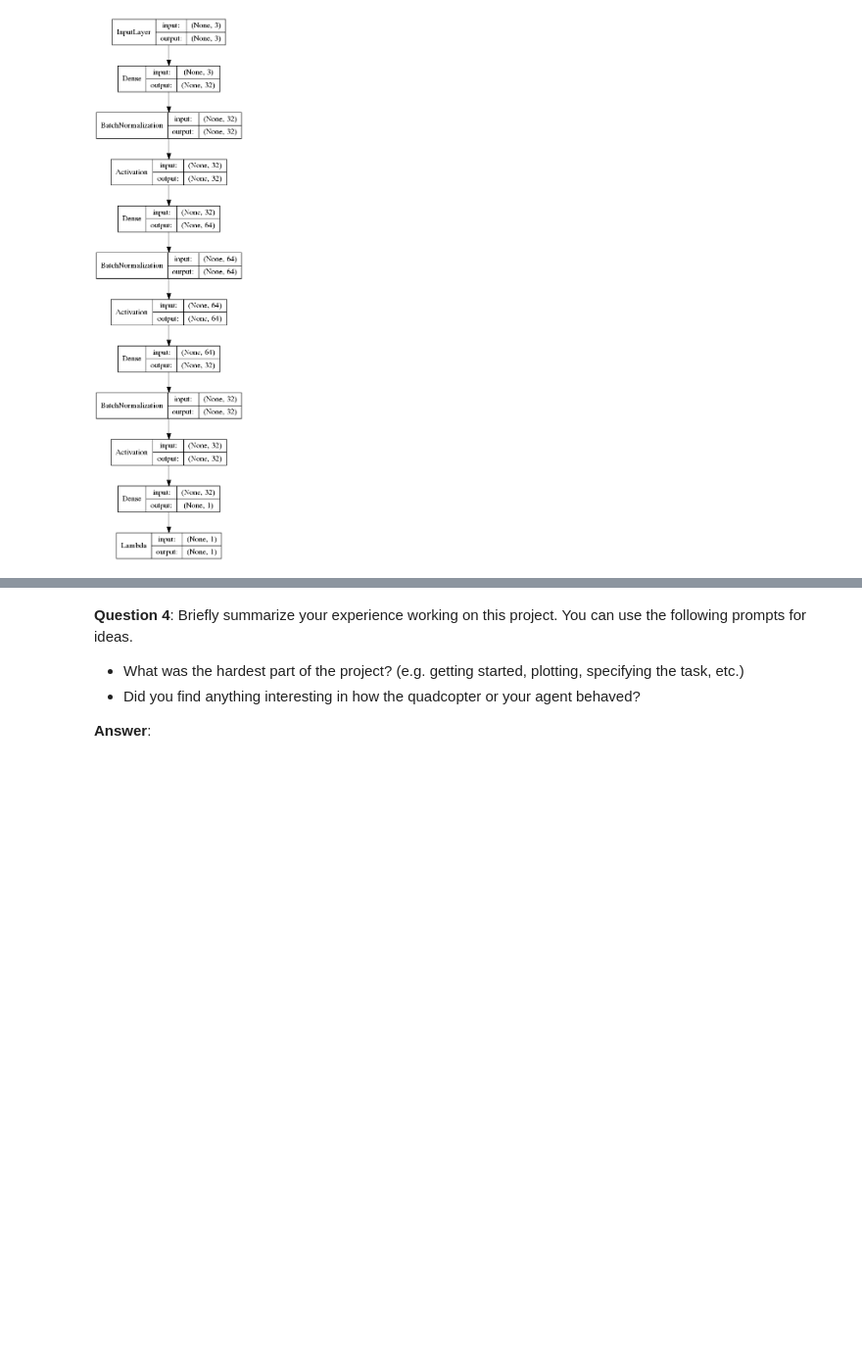
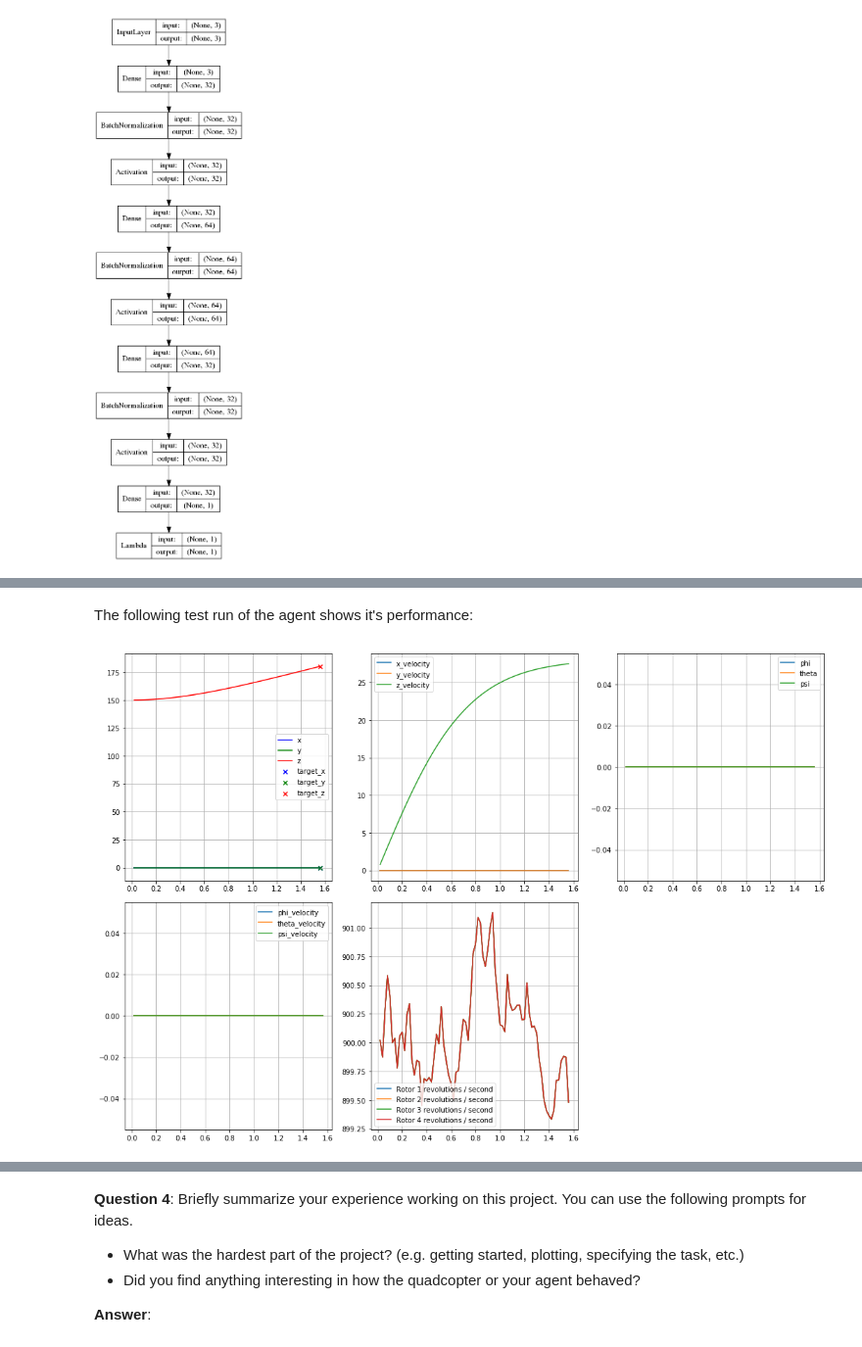
Before and after one commit to KnollFrank/RL-Quadcopter-2, a Jupyter notebook: Quadcopter_Project.ipynb, the cells around one changed output, grey strips where cells are left out. Shown at 98% size. Saved outputs shown, nothing was run; the diff lists cells and outputs as text; code cells hidden in the pictures; blank space fills up the shorter version.

```diff
--- a/Quadcopter_Project.ipynb
+++ b/Quadcopter_Project.ipynb
@@ -394,0 +399,7 @@ plot_model(agent.actor_target.model, "actor_model.png")
+# %% [markdown]
+The following test run of the agent shows it's performance:
+# %%
+results = evaluate_agent(takeoff_agent, get_rotor_speeds = lambda rotor_speed: rotor_speed * 4)
+plot(results, [0., 0., takeoff_task.target_height])
+# %% [output]
+[figure, added]
```
Also changed, not shown: parts of 15 cells of this notebook.
